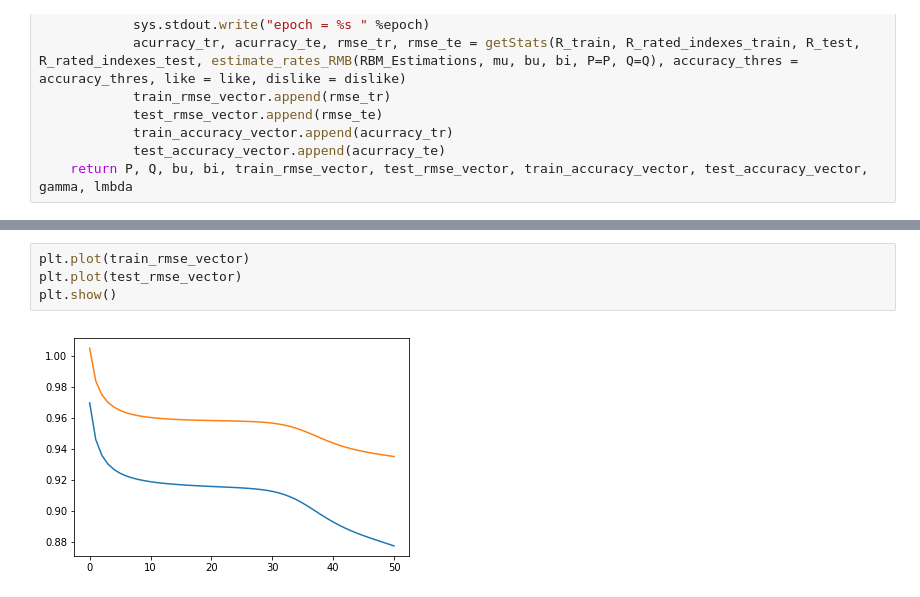
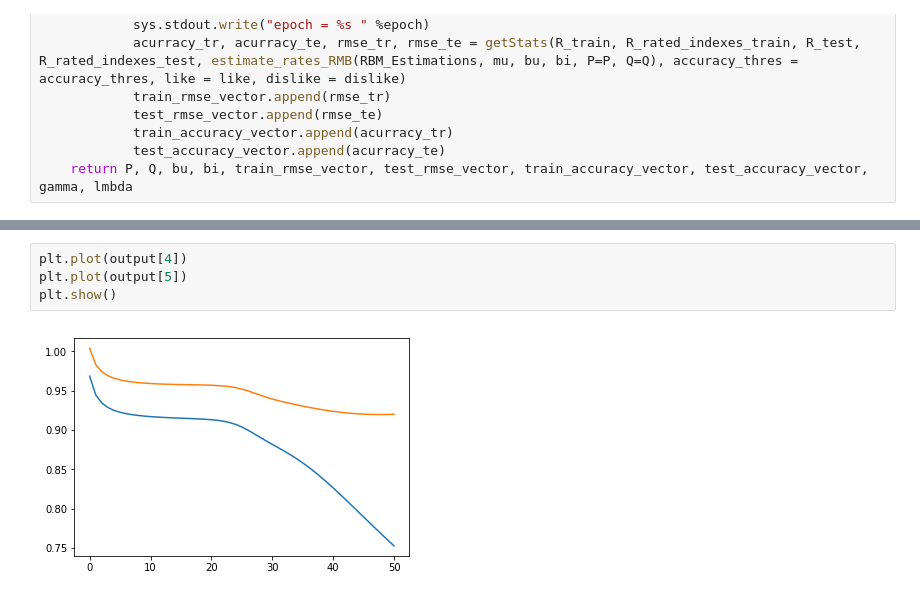
Before and after one commit to lab-ml-itba/14_Sistemas_Recomendacion, a Jupyter notebook: RBM_MF.ipynb, the cells around one changed output, grey strips where cells are left out. Cells and saved outputs as stored; diff of their text form.

```diff
--- a/RBM_MF.ipynb
+++ b/RBM_MF.ipynb
@@ -205,6 +236,6 @@ epoch = 50 accuracy (train, test): (5.8987, 6.9450), rmse (train, test): (0.7507
 # %%
-plt.plot(train_rmse_vector)
-plt.plot(test_rmse_vector)
+plt.plot(output[4])
+plt.plot(output[5])
 plt.show()
 # %% [output]
-[figure, old version]
+[figure, new version]
```
Also changed, not shown: parts of 12 cells of this notebook, 7 other files.
